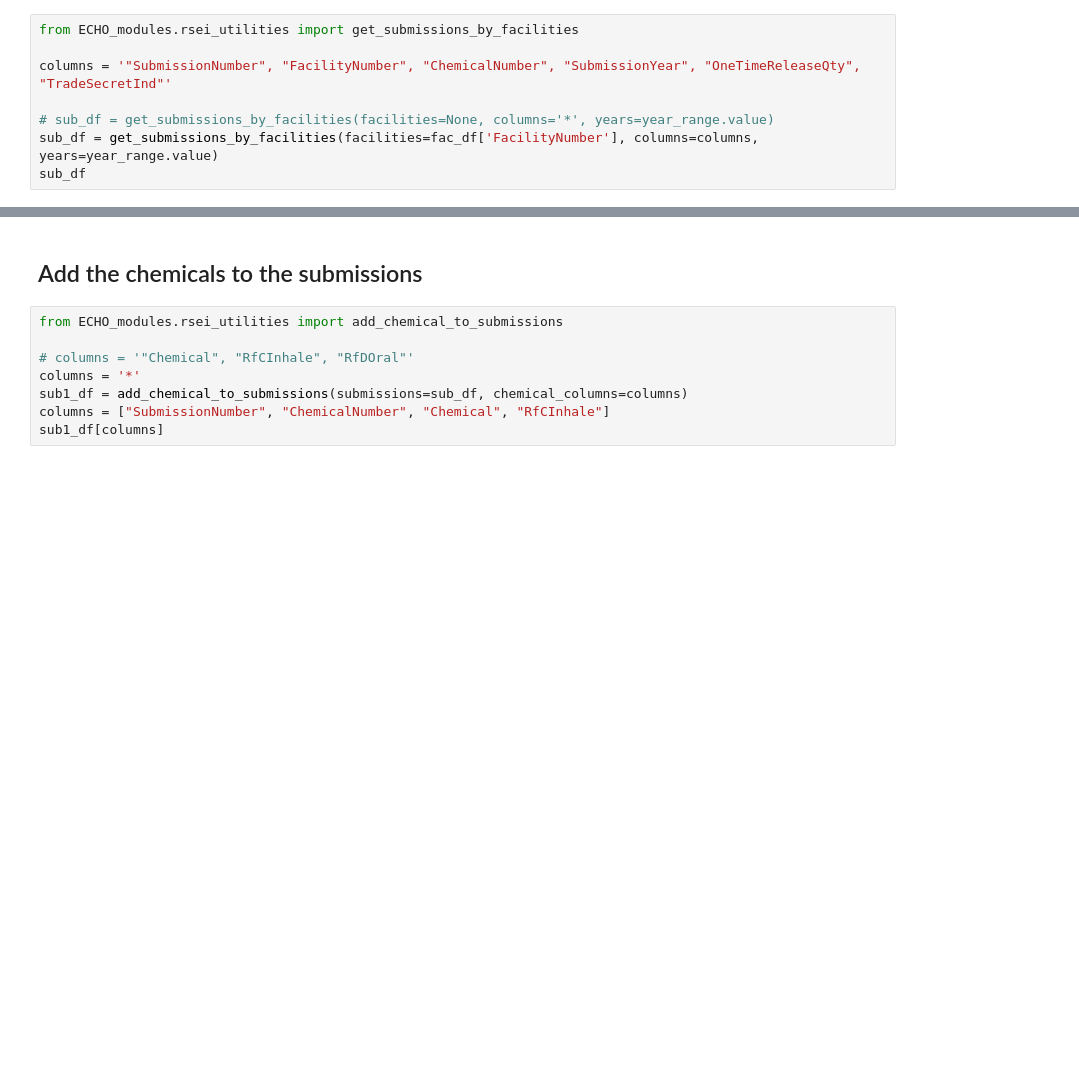
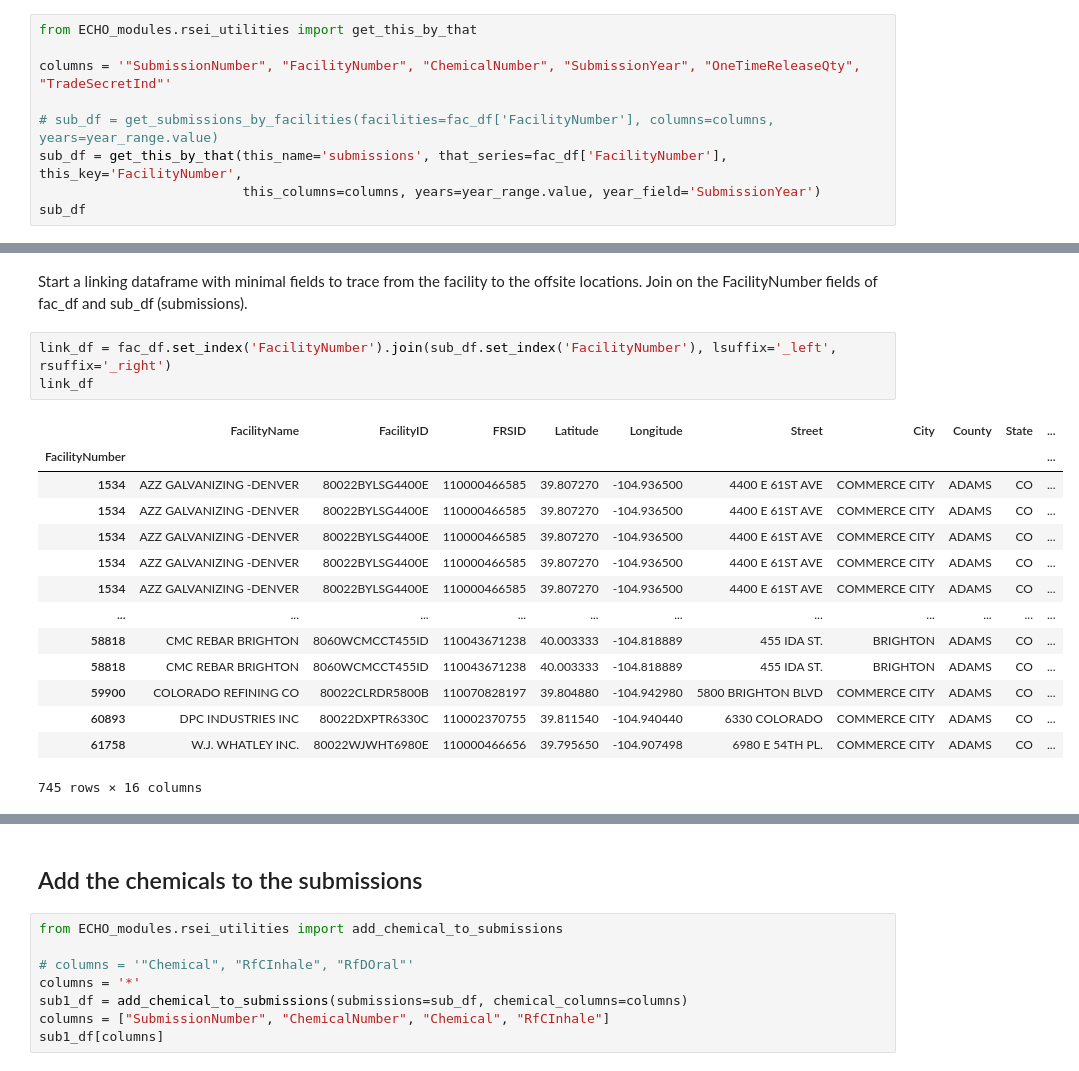
Before and after one commit to edgi-govdata-archiving/RSEI, a Jupyter notebook: RSEI.ipynb, the cells around one changed output, grey strips where cells are left out. Cells and saved outputs as stored; diff of their text form; blank space fills up the shorter version.

Commit message:
Linking producing with offsite facilities

```diff
--- a/RSEI.ipynb
+++ b/RSEI.ipynb
@@ -63,8 +133,9 @@ year_range = show_year_range_widget()
 # %%
-from ECHO_modules.rsei_utilities import get_submissions_by_facilities
+from ECHO_modules.rsei_utilities import get_this_by_that
 
 columns = '"SubmissionNumber", "FacilityNumber", "ChemicalNumber", "SubmissionYear", "OneTimeReleaseQty", "TradeSecretInd"'
 
-# sub_df = get_submissions_by_facilities(facilities=None, columns='*', years=year_range.value)
-sub_df = get_submissions_by_facilities(facilities=fac_df['FacilityNumber'], columns=columns, years=year_range.value)
+# sub_df = get_submissions_by_facilities(facilities=fac_df['FacilityNumber'], columns=columns, years=year_range.value)
+sub_df = get_this_by_that(this_name='submissions', that_series=fac_df['FacilityNumber'], this_key='FacilityNumber',
+                          this_columns=columns, years=year_range.value, year_field='SubmissionYear')
 sub_df
@@ -70,0 +157,21 @@ sub_df
+# %% [markdown]
+Start a linking dataframe with minimal fields to trace from the facility to the offsite locations.
+Join on the FacilityNumber fields of fac_df and sub_df (submissions).
+# %%
+link_df = fac_df.set_index('FacilityNumber').join(sub_df.set_index('FacilityNumber'), lsuffix='_left', rsuffix='_right')
+link_df
+# %% [output]
+|  | FacilityName | FacilityID | FRSID | Latitude | Longitude | Street | City | County | State | ... |
+| FacilityNumber |  |  |  |  |  |  |  |  |  | ... |
+| 1534 | AZZ GALVANIZING -DENVER | 80022BYLSG4400E | 110000466585 | 39.807270 | -104.936500 | 4400 E 61ST AVE | COMMERCE CITY | ADAMS | CO | ... |
+| 1534 | AZZ GALVANIZING -DENVER | 80022BYLSG4400E | 110000466585 | 39.807270 | -104.936500 | 4400 E 61ST AVE | COMMERCE CITY | ADAMS | CO | ... |
+| 1534 | AZZ GALVANIZING -DENVER | 80022BYLSG4400E | 110000466585 | 39.807270 | -104.936500 | 4400 E 61ST AVE | COMMERCE CITY | ADAMS | CO | ... |
+| 1534 | AZZ GALVANIZING -DENVER | 80022BYLSG4400E | 110000466585 | 39.807270 | -104.936500 | 4400 E 61ST AVE | COMMERCE CITY | ADAMS | CO | ... |
+| 1534 | AZZ GALVANIZING -DENVER | 80022BYLSG4400E | 110000466585 | 39.807270 | -104.936500 | 4400 E 61ST AVE | COMMERCE CITY | ADAMS | CO | ... |
+| ... | ... | ... | ... | ... | ... | ... | ... | ... | ... | ... |
+| 58818 | CMC REBAR BRIGHTON | 8060WCMCCT455ID | 110043671238 | 40.003333 | -104.818889 | 455 IDA ST. | BRIGHTON | ADAMS | CO | ... |
+| 58818 | CMC REBAR BRIGHTON | 8060WCMCCT455ID | 110043671238 | 40.003333 | -104.818889 | 455 IDA ST. | BRIGHTON | ADAMS | CO | ... |
+| 59900 | COLORADO REFINING CO | 80022CLRDR5800B | 110070828197 | 39.804880 | -104.942980 | 5800 BRIGHTON BLVD | COMMERCE CITY | ADAMS | CO | ... |
+| 60893 | DPC INDUSTRIES INC | 80022DXPTR6330C | 110002370755 | 39.811540 | -104.940440 | 6330 COLORADO | COMMERCE CITY | ADAMS | CO | ... |
+| 61758 | W.J. WHATLEY INC. | 80022WJWHT6980E | 110000466656 | 39.795650 | -104.907498 | 6980 E 54TH PL. | COMMERCE CITY | ADAMS | CO | ... |
+745 rows × 16 columns
```
Also changed, not shown: parts of 37 cells of this notebook.
